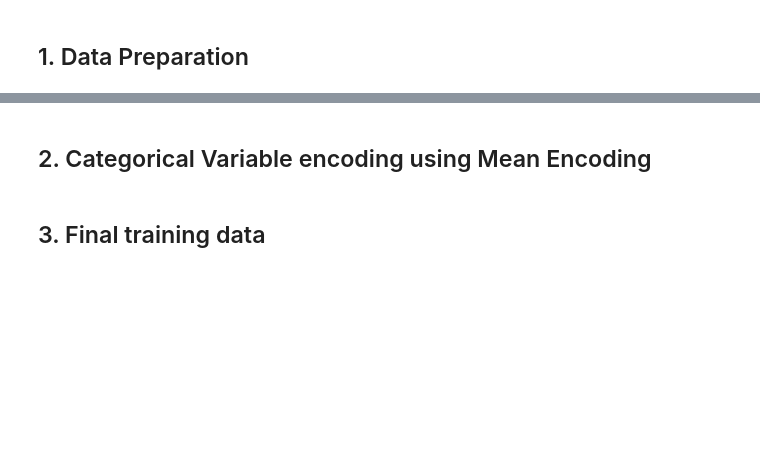
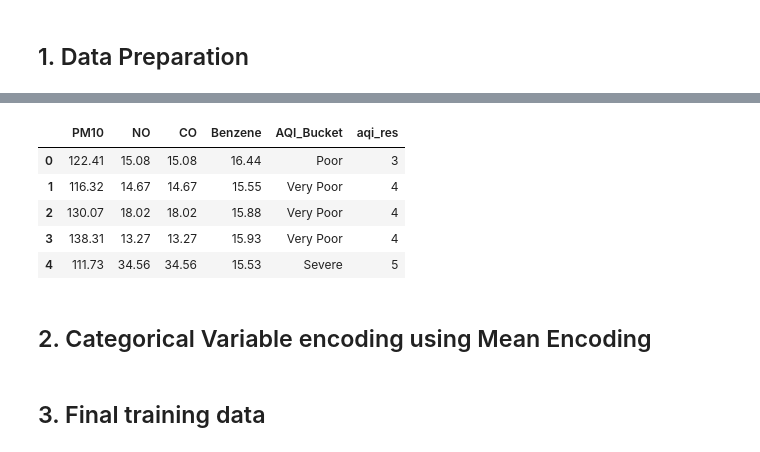
Before and after one commit to SanketKumar75/BDA_project, a Jupyter notebook: main.ipynb, the cells around one changed output, grey strips where cells are left out. Saved outputs shown, nothing was run; the diff lists cells and outputs as text; code cells hidden in the pictures; blank space fills up the shorter version.

```diff
--- a/main.ipynb
+++ b/main.ipynb
@@ -81,18 +68,16 @@ environment = StreamExecutionEnvironment.get_execution_environment()
 
 listed_data = data.values.tolist()
 
-# print(listed_data)
-# users = [
-#     ("Bella", 20, "USA"),
-#     ("Max", 23, "Spain"),
-#     ("Samuel", 35, "Canada")
-# ]
 
 # # define the data types for each user
+# PM10', 'NO','CO','Benzene','AQI_Bucket', 'aqi_res'
 user_metadata = Types.ROW([
-    Types.STRING(),
+    Types.FLOAT(),
+    Types.FLOAT(),
+    Types.FLOAT(),
     Types.FLOAT(),
     Types.STRING(),
+    Types.INT(),
 ])
 
 # # Create a Data Stream with list and metadata
@@ -101,8 +86,9 @@ data_stream = environment.from_collection(
     type_info = user_metadata
 )
 
-# # Collect all items from stream
+# Collect all items from stream
+stream = data_stream.execute_and_collect()
 with data_stream.execute_and_collect() as results:
-    for result, itr in zip(results, range(5)) :
-        print(result)
+     for result in results :
+         print(result)
 # %% [output]
@@ -110,3 +213,26 @@ FileNotFoundError: [WinError 2] The system cannot find the file specified
+# %%
+#print(X_test[0],y_test[0], len(X_test))
+#print(X_train[0],y_train[0], len(X_train))
+
+X_train = pd.DataFrame(X_train, columns=['PM10', 'NO', 'CO', 'Benzene', 'AQI_Bucket','aqi_res'])
+y_train = pd.DataFrame(y_train,columns=['aqi_res'])
+X_test = pd.DataFrame(X_test,columns=['PM10', 'NO', 'CO', 'Benzene', 'AQI_Bucket','aqi_res'])
+y_test = pd.DataFrame(y_test,columns=['aqi_res'])
+
+# X_test = pd.concat(X_test, keys=['PM10', 'NO','CO','Benzene',"AQI_Bucket"],axis=1)
+# X_train= pd.concat(X_train, keys=['PM10', 'NO','CO','Benzene',"AQI_Bucket"],axis=1)
+# y_test = pd.concat(y_test,keys='aqi_res',axis=1)
+# y_train = pd.concat(y_train,keys='aqi_res',axis=1)
+
+# print(X_train)
+X_train.head()
+# %% [output]
+|  | PM10 | NO | CO | Benzene | AQI_Bucket | aqi_res |
+| 0 | 122.41 | 15.08 | 15.08 | 16.44 | Poor | 3 |
+| 1 | 116.32 | 14.67 | 14.67 | 15.55 | Very Poor | 4 |
+| 2 | 130.07 | 18.02 | 18.02 | 15.88 | Very Poor | 4 |
+| 3 | 138.31 | 13.27 | 13.27 | 15.93 | Very Poor | 4 |
+| 4 | 111.73 | 34.56 | 34.56 | 15.53 | Severe | 5 |
 # %% [markdown]
 ## 2. Categorical Variable encoding using Mean Encoding
 # %%
```
Also changed, not shown: parts of 12 cells of this notebook, 2 other files.
